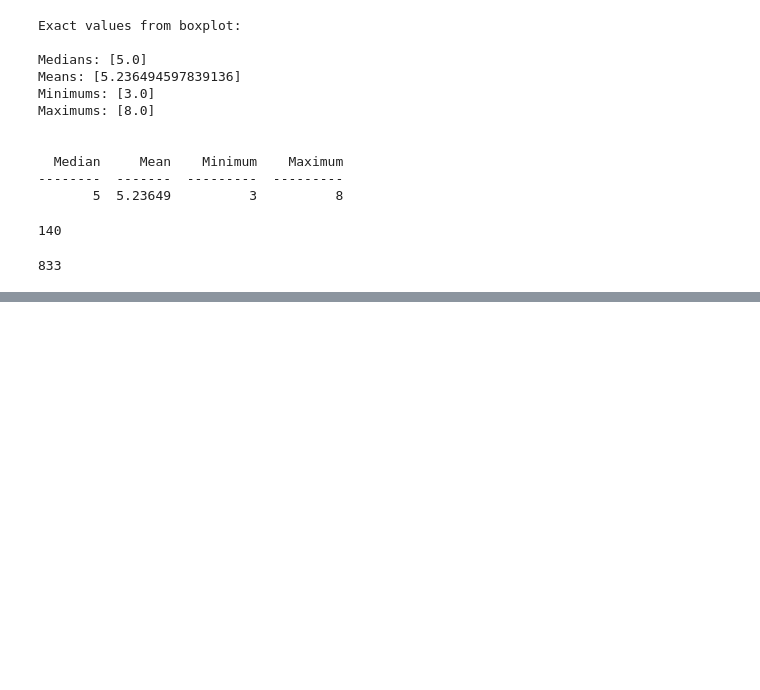
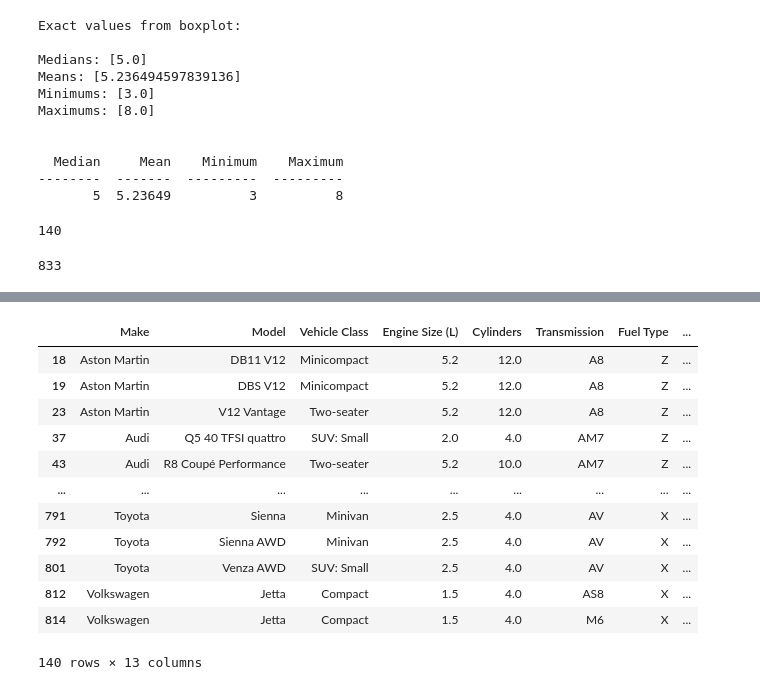
Before and after one commit to ErionaOsaj/fuel-consumption-ratings-2023, a Jupyter notebook: DataPreprocessing.ipynb, the cells around one changed output, grey strips where cells are left out. Cells and saved outputs as stored; diff of their text form; code cells hidden in the pictures; blank space fills up the shorter version.

```diff
--- a/DataPreprocessing.ipynb
+++ b/DataPreprocessing.ipynb
@@ -887,3 +931,26 @@ print(dataset.shape[0])
+# %%
+dataset[(dataset['Engine Size (L)'] > 6.0) | (dataset['Engine Size (L)'] < 1.2) |
+                         (dataset['Smog Rating'] > 8.0) | (dataset['Smog Rating'] < 3.0) |
+                         (dataset['Cylinders'] > 8.0) | (dataset['Cylinders'] < 3.0) |
+                         (dataset['Fuel Consumption (L/100Km)'] > 21.3) | (dataset['Fuel Consumption (L/100Km)'] < 4.4) |
+                         (dataset['Hwy (L/100 km)'] > 15.0) | (dataset['Hwy (L/100 km)'] < 4.4) |
+                         (dataset['Comb (L/100 km)'] > 18.6) | (dataset['Comb (L/100 km)'] < 4.4) |
+                         (dataset['CO2 Emissions (g/km)'] > 415.0) | (dataset['CO2 Emissions (g/km)'] < 104.0) |
+                         (dataset['CO2 Rating'] > 6) | (dataset['CO2 Rating'] < 3)]
+# %% [output]
+|  | Make | Model | Vehicle Class | Engine Size (L) | Cylinders | Transmission | Fuel Type | ... |
+| 18 | Aston Martin | DB11 V12 | Minicompact | 5.2 | 12.0 | A8 | Z | ... |
+| 19 | Aston Martin | DBS V12 | Minicompact | 5.2 | 12.0 | A8 | Z | ... |
+| 23 | Aston Martin | V12 Vantage | Two-seater | 5.2 | 12.0 | A8 | Z | ... |
+| 37 | Audi | Q5 40 TFSI quattro | SUV: Small | 2.0 | 4.0 | AM7 | Z | ... |
+| 43 | Audi | R8 Coupé Performance | Two-seater | 5.2 | 10.0 | AM7 | Z | ... |
+| ... | ... | ... | ... | ... | ... | ... | ... | ... |
+| 791 | Toyota | Sienna | Minivan | 2.5 | 4.0 | AV | X | ... |
+| 792 | Toyota | Sienna AWD | Minivan | 2.5 | 4.0 | AV | X | ... |
+| 801 | Toyota | Venza AWD | SUV: Small | 2.5 | 4.0 | AV | X | ... |
+| 812 | Volkswagen | Jetta | Compact | 1.5 | 4.0 | AS8 | X | ... |
+| 814 | Volkswagen | Jetta | Compact | 1.5 | 4.0 | M6 | X | ... |
+140 rows × 13 columns
 # %%
 # Remove outliers
 
```
Also changed, not shown: parts of 15 cells of this notebook.
